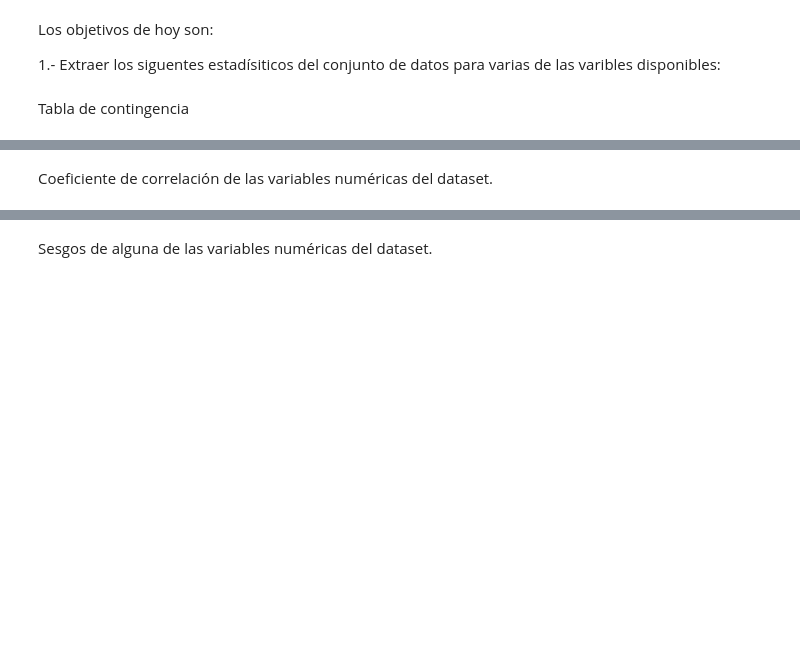
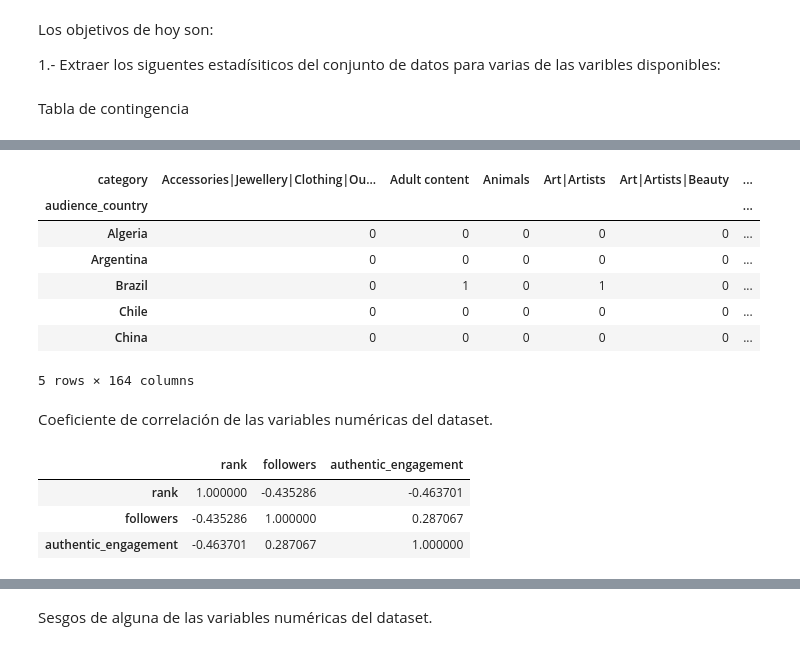
Before and after one commit to Adalab/DA-PromoC_Modulo2_Sprint1_Silvia-Noemi, a Jupyter notebook: Estadistica/pp-leccion3-estadisticaIII.ipynb, the cells around one changed output, grey strips where cells are left out. Drawn from its saved outputs; the diff is of its cells as text; code cells hidden in the pictures; blank space fills up the shorter version.

```diff
--- a/Estadistica/pp-leccion3-estadisticaIII.ipynb
+++ b/Estadistica/pp-leccion3-estadisticaIII.ipynb
@@ -34,2 +40,22 @@ Tabla de contingencia
+# %%
+instagram_contingencia = pd.crosstab(instagram3["audience_country"], instagram3["category"])
+instagram_contingencia.head()
+# %% [output]
+| category | Accessories|Jewellery|Clothing|Ou... | Adult content | Animals | Art|Artists | Art|Artists|Beauty | ... |
+| audience_country |  |  |  |  |  | ... |
+| Algeria | 0 | 0 | 0 | 0 | 0 | ... |
+| Argentina | 0 | 0 | 0 | 0 | 0 | ... |
+| Brazil | 0 | 1 | 0 | 1 | 0 | ... |
+| Chile | 0 | 0 | 0 | 0 | 0 | ... |
+| China | 0 | 0 | 0 | 0 | 0 | ... |
+5 rows × 164 columns
 # %% [markdown]
 Coeficiente de correlación de las variables numéricas del dataset.
+# %%
+instagram_corrrelacion = instagram3.corr()
+instagram_corrrelacion
+# %% [output]
+|  | rank | followers | authentic_engagement |
+| rank | 1.000000 | -0.435286 | -0.463701 |
+| followers | -0.435286 | 1.000000 | 0.287067 |
+| authentic_engagement | -0.463701 | 0.287067 | 1.000000 |
```
Also changed, not shown: parts of 26 cells of this notebook, 2 other files.
